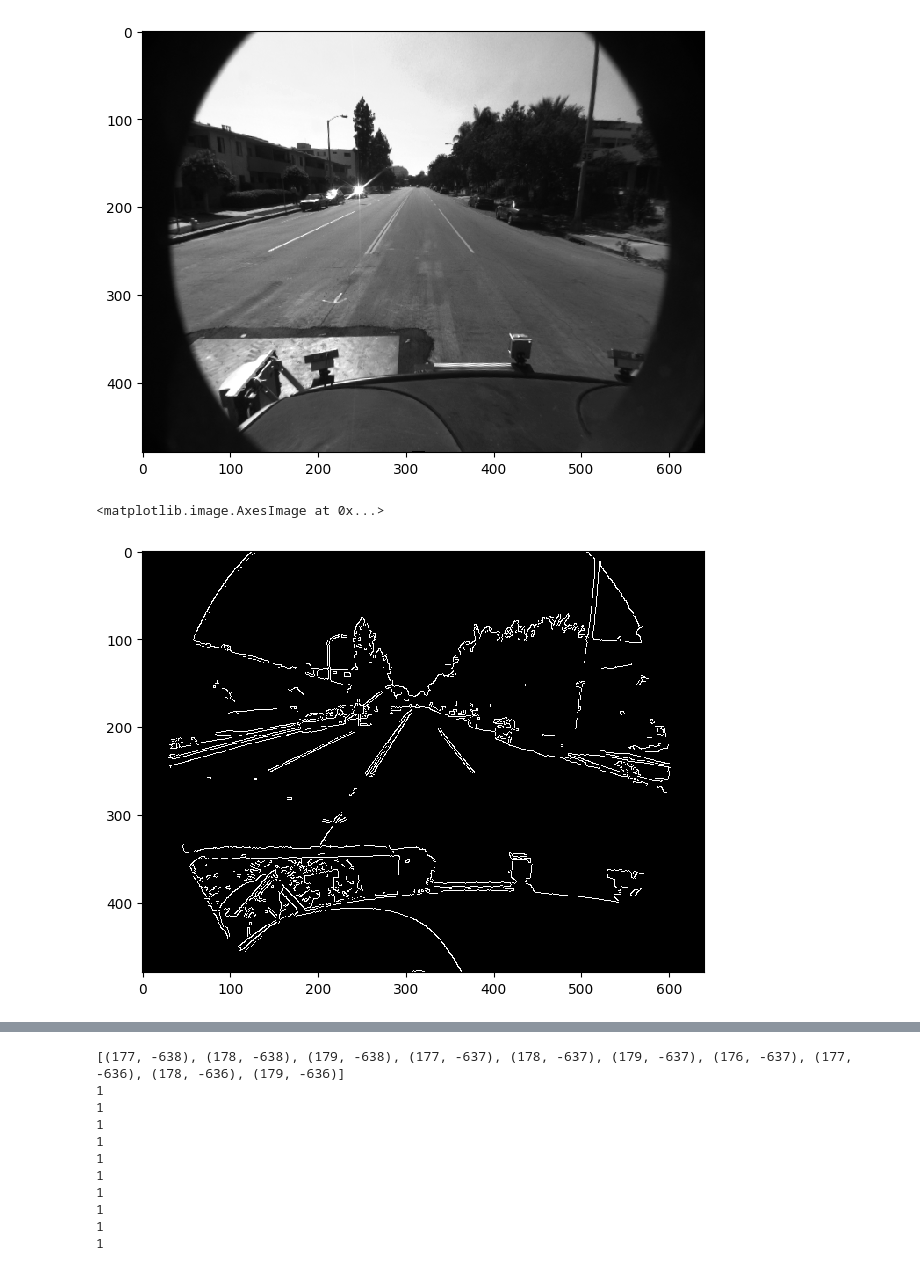
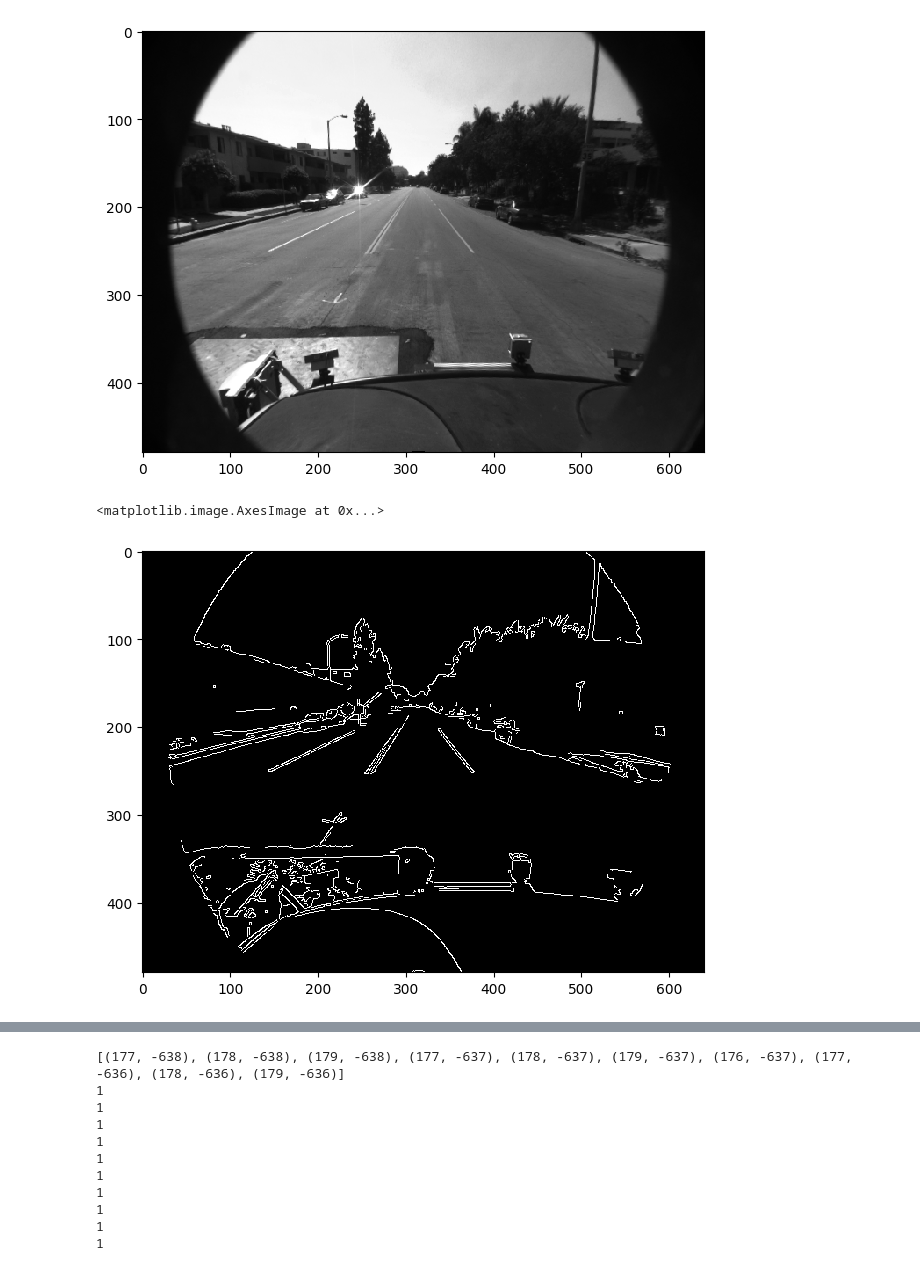
Before and after one commit to DuckDackRun/computer-vision, a Jupyter notebook: assignment03.ipynb, the cells around one changed output, grey strips where cells are left out. Drawn from its saved outputs; the diff is of its cells as text; code cells hidden in the pictures.

```diff
--- a/assignment03.ipynb
+++ b/assignment03.ipynb
@@ -91,15 +91,17 @@ io.imshow(blackwhitelane1)
 [figure]
 # %%
 import cv2
-def getCanny(lane):
-    edgePicture = cv2.Canny(lane1, 100, 200)
+def getCanny(pic):
+    grayPic = cv2.cvtColor(pic, cv2.COLOR_BGR2GRAY)
+    edgePicture = cv2.Canny(grayPic, 100, 200)
 
     return edgePicture
 
-io.imshow(getCanny(blackwhitelane1))
+mist = getCanny(lane1)
+io.imshow(mist)
 # %% [output]
 <matplotlib.image.AxesImage at 0x...>
-[figure, old version]
+[figure, new version]
 # %%
 
 
```
Also changed, not shown: parts of 3 cells of this notebook, 1 other file.
